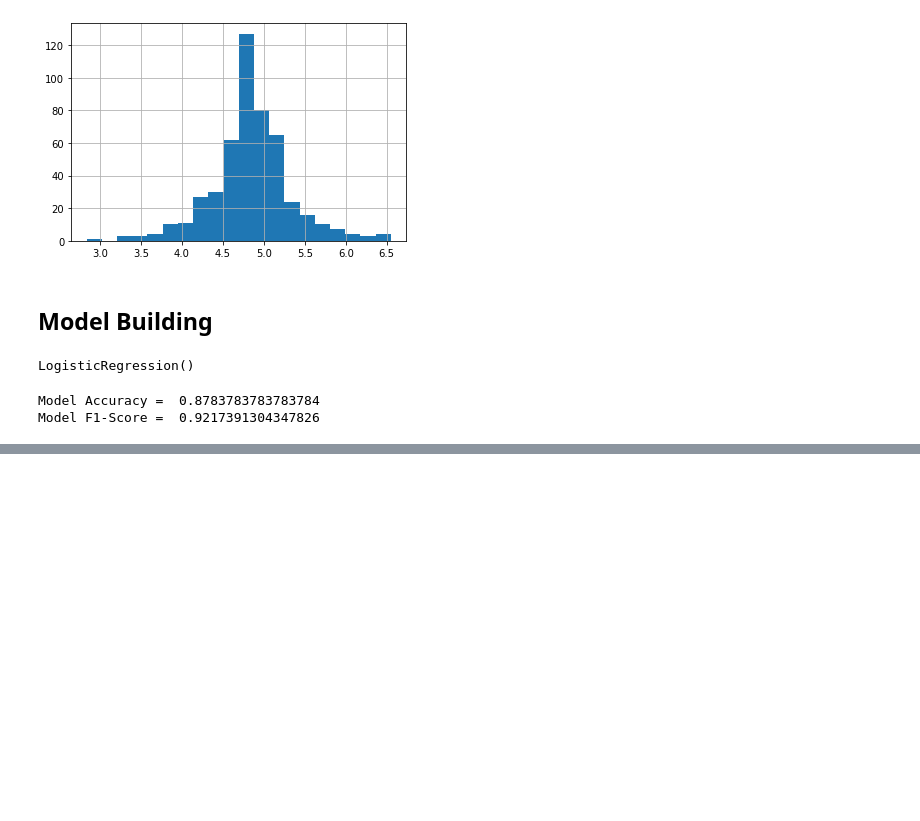
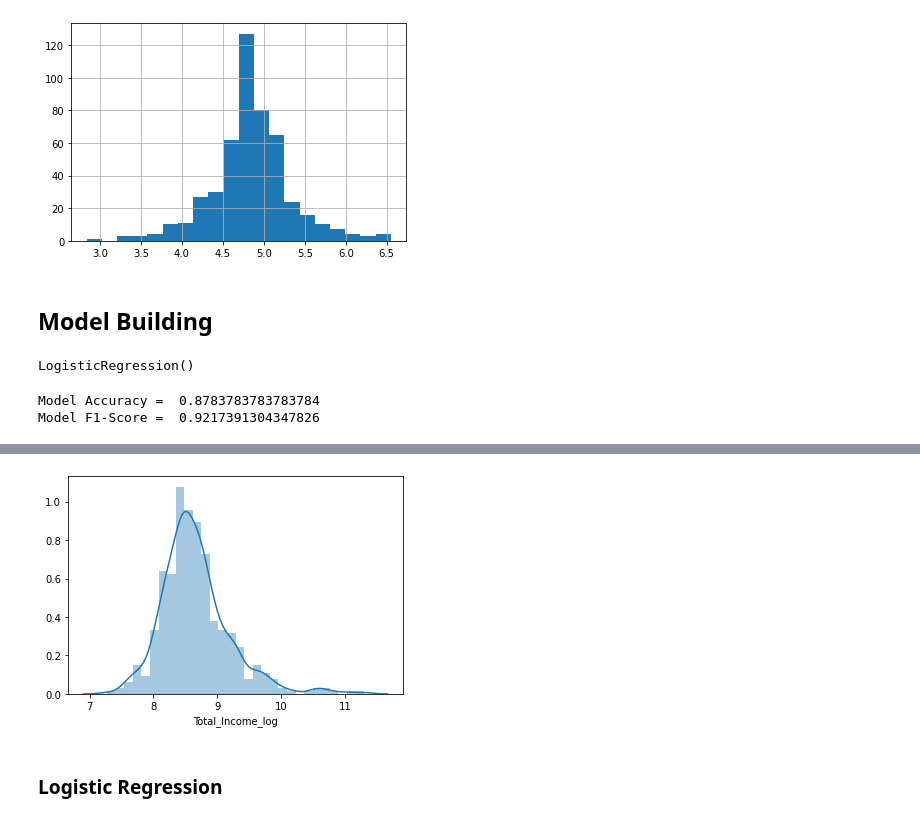
Before and after one commit to chai1anya/Projects, a Jupyter notebook: Loan Application Predictor/Loan_Application_Prediction.ipynb, the cells around one changed output, grey strips where cells are left out. Saved outputs shown, nothing was run; the diff lists cells and outputs as text; code cells hidden in the pictures; blank space fills up the shorter version.

```diff
--- a/Loan Application Predictor/Loan_Application_Prediction.ipynb
+++ b/Loan Application Predictor/Loan_Application_Prediction.ipynb
@@ -431,0 +523,8 @@ Model F1-Score =  0.9217391304347826
+# %%
+train['Total_Income_log'] = np.log(train['Total_Income'])
+sns.distplot(train['Total_Income_log'])
+test['Total_Income_log'] = np.log(test['Total_Income'])
+# %% [output]
+[figure, added]
+# %% [markdown]
+### Logistic Regression
```
Also changed, not shown: parts of 14 cells of this notebook.
